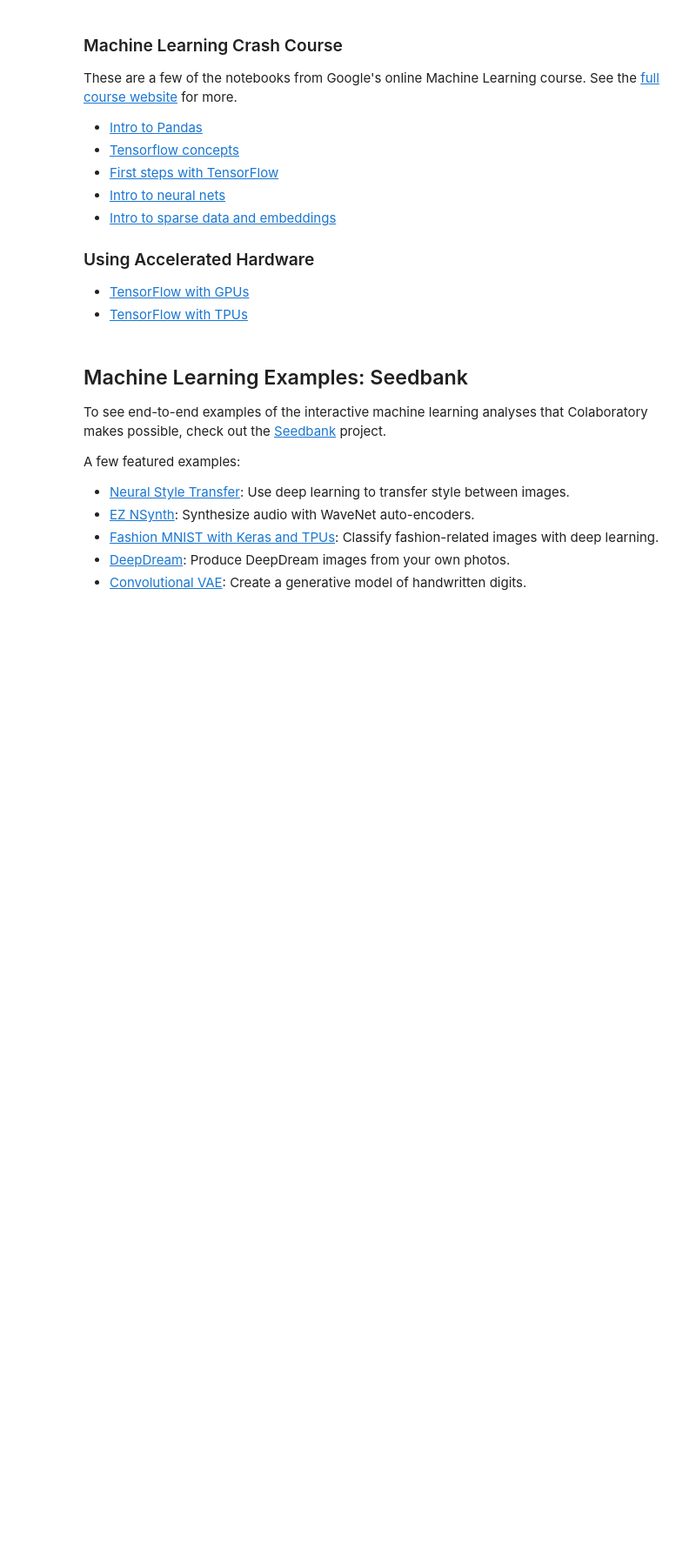
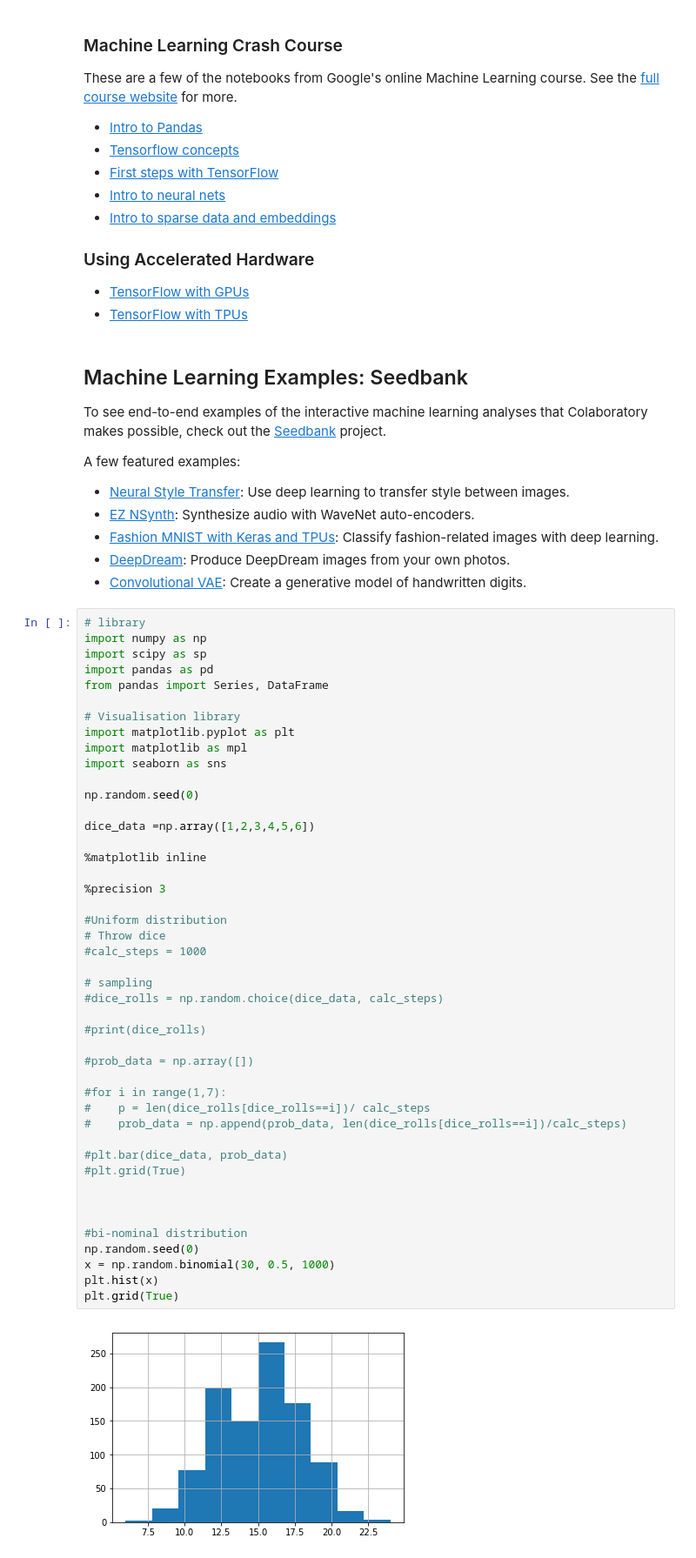
Before and after one commit to Toshi2013/HelloGit, a Jupyter notebook: Welcome_To_Colaboratory.ipynb, the cells around one changed output. Shown at 87% size. Drawn from its saved outputs; the diff is of its cells as text; blank space fills up the shorter version.

```diff
--- a/Welcome_To_Colaboratory.ipynb
+++ b/Welcome_To_Colaboratory.ipynb
@@ -156,3 +79,50 @@ A few featured examples:
 - [Fashion MNIST with Keras and TPUs](https://research.google.com/seedbank/seed/fashion_mnist_with_keras_and_tpus): Classify fashion-related images with deep learning.
 - [DeepDream](https://research.google.com/seedbank/seed/deepdream): Produce DeepDream images from your own photos.
 - [Convolutional VAE](https://research.google.com/seedbank/seed/convolutional_vae): Create a generative model of handwritten digits.
+# %%
+# library
+import numpy as np
+import scipy as sp
+import pandas as pd
+from pandas import Series, DataFrame
+
+# Visualisation library
+import matplotlib.pyplot as plt
+import matplotlib as mpl
+import seaborn as sns
+
+np.random.seed(0)
+
+dice_data =np.array([1,2,3,4,5,6])
+
+%matplotlib inline
+
+%precision 3
+
+#Uniform distribution
+# Throw dice
+#calc_steps = 1000
+
+# sampling
+#dice_rolls = np.random.choice(dice_data, calc_steps)
+
+#print(dice_rolls)
+
+#prob_data = np.array([])
+
+#for i in range(1,7):
+#    p = len(dice_rolls[dice_rolls==i])/ calc_steps
+#    prob_data = np.append(prob_data, len(dice_rolls[dice_rolls==i])/calc_steps)
+
+#plt.bar(dice_data, prob_data)
+#plt.grid(True)
+
+
+
+#bi-nominal distribution
+np.random.seed(0)
+x = np.random.binomial(30, 0.5, 1000)
+plt.hist(x)
+plt.grid(True)
+# %% [output]
+[figure, added]
```
Also changed, not shown: parts of 6 cells of this notebook.
